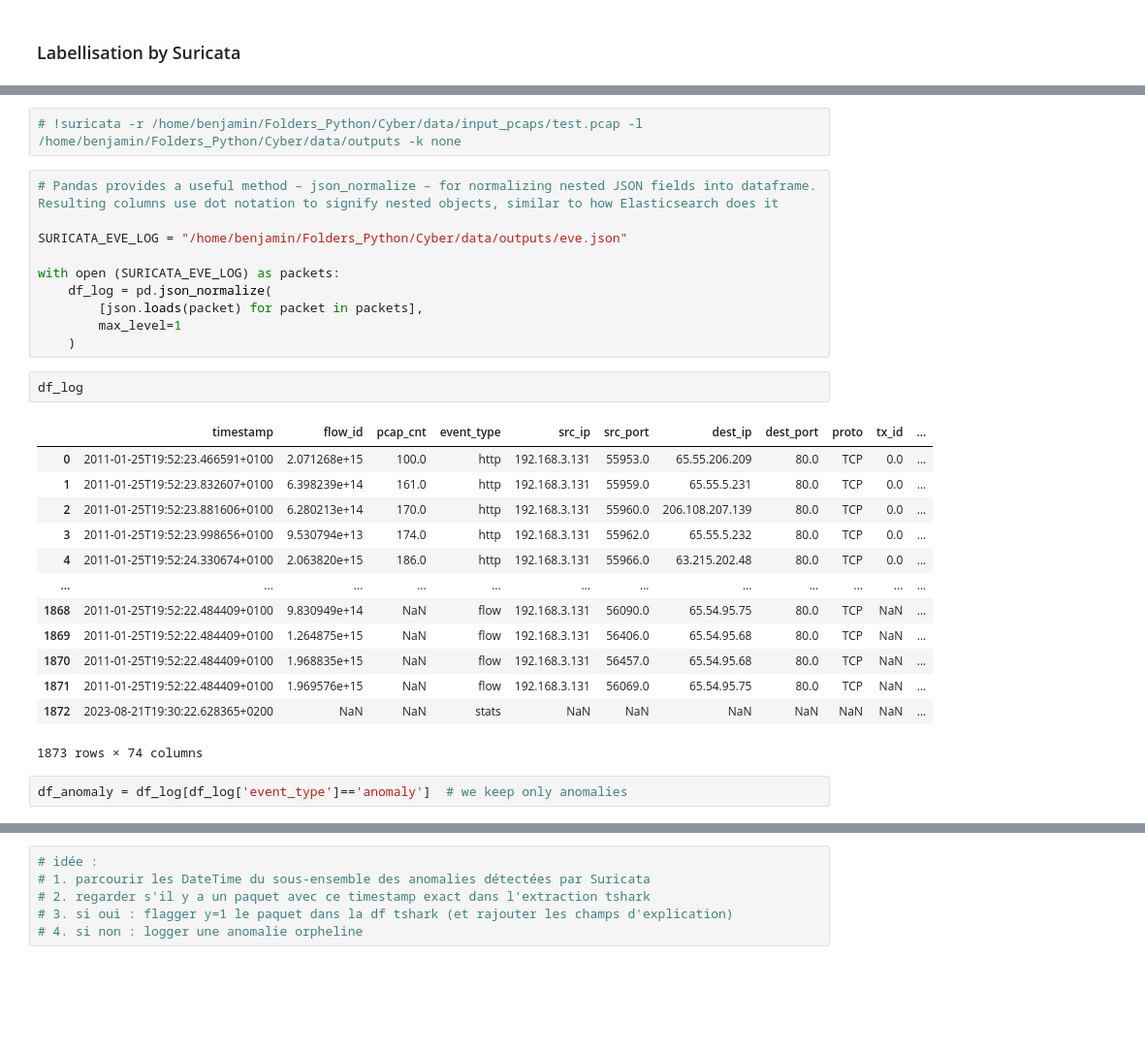
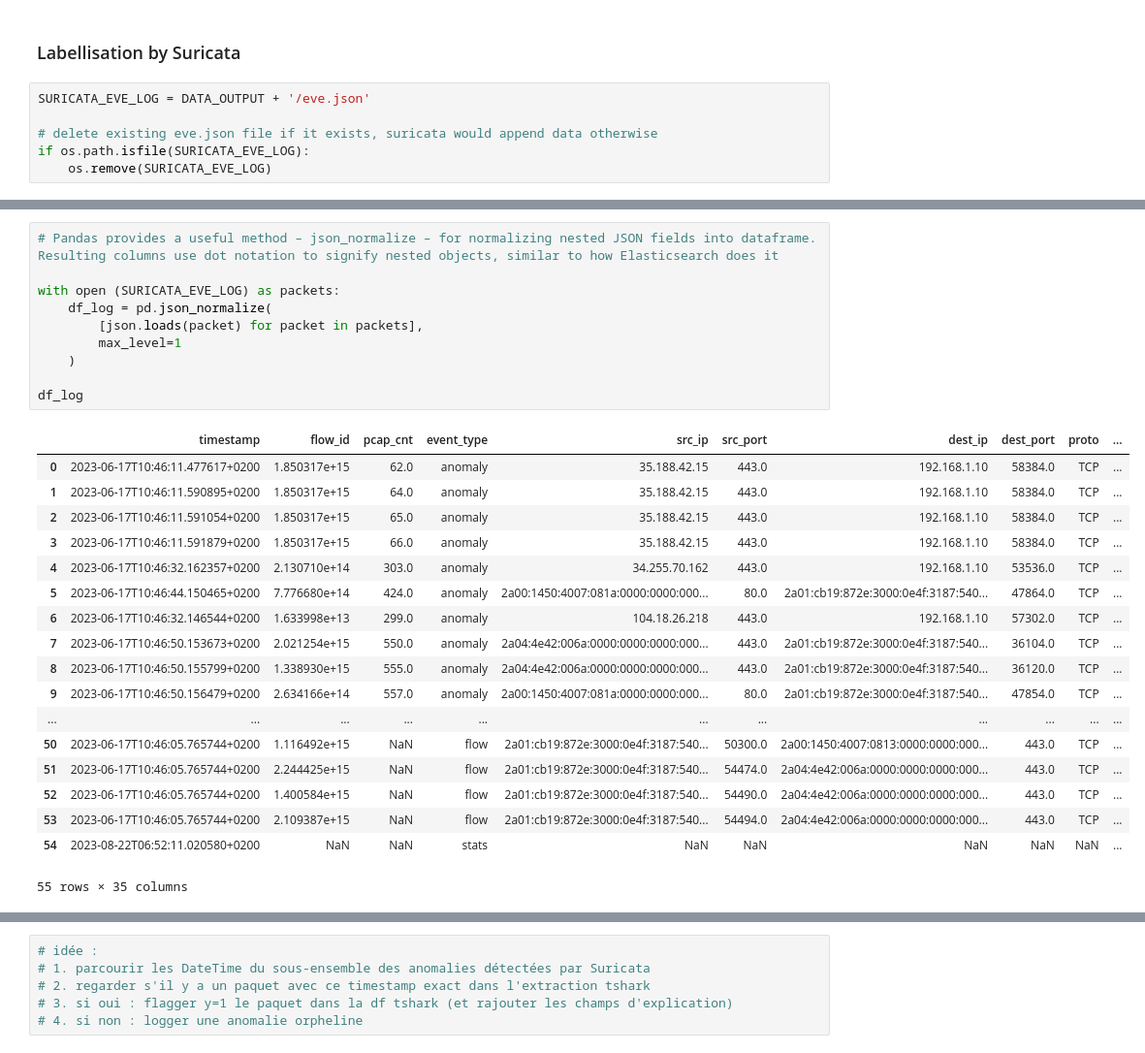
Before and after one commit to BenjaminDeporte/Cyber, a Jupyter notebook: code/pcap_labelisation.ipynb, the cells around one changed output, grey strips where cells are left out. Shown at 97% size. Drawn from its saved outputs; the diff is of its cells as text; blank space fills up the shorter version.

```diff
--- a/code/pcap_labelisation.ipynb
+++ b/code/pcap_labelisation.ipynb
@@ -169,3 +140,9 @@ memory usage: 2.0+ MB
 # %% [markdown]
 ### Labellisation by Suricata
+# %%
+SURICATA_EVE_LOG = DATA_OUTPUT + '/eve.json'
+
+# delete existing eve.json file if it exists, suricata would append data otherwise
+if os.path.isfile(SURICATA_EVE_LOG):
+    os.remove(SURICATA_EVE_LOG)
 # %%
@@ -194,30 +171,29 @@ Wall time: 319 ms
-# %%
-# !suricata -r /home/benjamin/Folders_Python/Cyber/data/input_pcaps/test.pcap -l /home/benjamin/Folders_Python/Cyber/data/outputs -k none
 # %%
 # Pandas provides a useful method – json_normalize – for normalizing nested JSON fields into dataframe. Resulting columns use dot notation to signify nested objects, similar to how Elasticsearch does it
-
-SURICATA_EVE_LOG = "/home/benjamin/Folders_Python/Cyber/data/outputs/eve.json"
 
 with open (SURICATA_EVE_LOG) as packets:
     df_log = pd.json_normalize(
         [json.loads(packet) for packet in packets],
         max_level=1
     )
+
+df_log
+# %% [output]
+|  | timestamp | flow_id | pcap_cnt | event_type | src_ip | src_port | dest_ip | dest_port | proto | ... |
+| 0 | 2023-06-17T10:46:11.477617+0200 | 1.850317e+15 | 62.0 | anomaly | 35.188.42.15 | 443.0 | 192.168.1.10 | 58384.0 | TCP | ... |
+| 1 | 2023-06-17T10:46:11.590895+0200 | 1.850317e+15 | 64.0 | anomaly | 35.188.42.15 | 443.0 | 192.168.1.10 | 58384.0 | TCP | ... |
+| 2 | 2023-06-17T10:46:11.591054+0200 | 1.850317e+15 | 65.0 | anomaly | 35.188.42.15 | 443.0 | 192.168.1.10 | 58384.0 | TCP | ... |
+| 3 | 2023-06-17T10:46:11.591879+0200 | 1.850317e+15 | 66.0 | anomaly | 35.188.42.15 | 443.0 | 192.168.1.10 | 58384.0 | TCP | ... |
+| 4 | 2023-06-17T10:46:32.162357+0200 | 2.130710e+14 | 303.0 | anomaly | 34.255.70.162 | 443.0 | 192.168.1.10 | 53536.0 | TCP | ... |
+| 5 | 2023-06-17T10:46:44.150465+0200 | 7.776680e+14 | 424.0 | anomaly | 2a00:1450:4007:081a:0000:0000:000... | 80.0 | 2a01:cb19:872e:3000:0e4f:3187:540... | 47864.0 | TCP | ... |
+| 6 | 2023-06-17T10:46:32.146544+0200 | 1.633998e+13 | 299.0 | anomaly | 104.18.26.218 | 443.0 | 192.168.1.10 | 57302.0 | TCP | ... |
+| 7 | 2023-06-17T10:46:50.153673+0200 | 2.021254e+15 | 550.0 | anomaly | 2a04:4e42:006a:0000:0000:0000:000... | 443.0 | 2a01:cb19:872e:3000:0e4f:3187:540... | 36104.0 | TCP | ... |
+| 8 | 2023-06-17T10:46:50.155799+0200 | 1.338930e+15 | 555.0 | anomaly | 2a04:4e42:006a:0000:0000:0000:000... | 443.0 | 2a01:cb19:872e:3000:0e4f:3187:540... | 36120.0 | TCP | ... |
+| 9 | 2023-06-17T10:46:50.156479+0200 | 2.634166e+14 | 557.0 | anomaly | 2a00:1450:4007:081a:0000:0000:000... | 80.0 | 2a01:cb19:872e:3000:0e4f:3187:540... | 47854.0 | TCP | ... |
+| ... | ... | ... | ... | ... | ... | ... | ... | ... | ... | ... |
+| 50 | 2023-06-17T10:46:05.765744+0200 | 1.116492e+15 | NaN | flow | 2a01:cb19:872e:3000:0e4f:3187:540... | 50300.0 | 2a00:1450:4007:0813:0000:0000:000... | 443.0 | TCP | ... |
+| 51 | 2023-06-17T10:46:05.765744+0200 | 2.244425e+15 | NaN | flow | 2a01:cb19:872e:3000:0e4f:3187:540... | 54474.0 | 2a04:4e42:006a:0000:0000:0000:000... | 443.0 | TCP | ... |
+| 52 | 2023-06-17T10:46:05.765744+0200 | 1.400584e+15 | NaN | flow | 2a01:cb19:872e:3000:0e4f:3187:540... | 54490.0 | 2a04:4e42:006a:0000:0000:0000:000... | 443.0 | TCP | ... |
+| 53 | 2023-06-17T10:46:05.765744+0200 | 2.109387e+15 | NaN | flow | 2a01:cb19:872e:3000:0e4f:3187:540... | 54494.0 | 2a04:4e42:006a:0000:0000:0000:000... | 443.0 | TCP | ... |
+| 54 | 2023-08-22T06:52:11.020580+0200 | NaN | NaN | stats | NaN | NaN | NaN | NaN | NaN | ... |
+55 rows × 35 columns
-# %%
-df_log
-# %% [output]
-|  | timestamp | flow_id | pcap_cnt | event_type | src_ip | src_port | dest_ip | dest_port | proto | tx_id | ... |
-| 0 | 2011-01-25T19:52:23.466591+0100 | 2.071268e+15 | 100.0 | http | 192.168.3.131 | 55953.0 | 65.55.206.209 | 80.0 | TCP | 0.0 | ... |
-| 1 | 2011-01-25T19:52:23.832607+0100 | 6.398239e+14 | 161.0 | http | 192.168.3.131 | 55959.0 | 65.55.5.231 | 80.0 | TCP | 0.0 | ... |
-| 2 | 2011-01-25T19:52:23.881606+0100 | 6.280213e+14 | 170.0 | http | 192.168.3.131 | 55960.0 | 206.108.207.139 | 80.0 | TCP | 0.0 | ... |
-| 3 | 2011-01-25T19:52:23.998656+0100 | 9.530794e+13 | 174.0 | http | 192.168.3.131 | 55962.0 | 65.55.5.232 | 80.0 | TCP | 0.0 | ... |
-| 4 | 2011-01-25T19:52:24.330674+0100 | 2.063820e+15 | 186.0 | http | 192.168.3.131 | 55966.0 | 63.215.202.48 | 80.0 | TCP | 0.0 | ... |
-| ... | ... | ... | ... | ... | ... | ... | ... | ... | ... | ... | ... |
-| 1868 | 2011-01-25T19:52:22.484409+0100 | 9.830949e+14 | NaN | flow | 192.168.3.131 | 56090.0 | 65.54.95.75 | 80.0 | TCP | NaN | ... |
-| 1869 | 2011-01-25T19:52:22.484409+0100 | 1.264875e+15 | NaN | flow | 192.168.3.131 | 56406.0 | 65.54.95.68 | 80.0 | TCP | NaN | ... |
-| 1870 | 2011-01-25T19:52:22.484409+0100 | 1.968835e+15 | NaN | flow | 192.168.3.131 | 56457.0 | 65.54.95.68 | 80.0 | TCP | NaN | ... |
-| 1871 | 2011-01-25T19:52:22.484409+0100 | 1.969576e+15 | NaN | flow | 192.168.3.131 | 56069.0 | 65.54.95.75 | 80.0 | TCP | NaN | ... |
-| 1872 | 2023-08-21T19:30:22.628365+0200 | NaN | NaN | stats | NaN | NaN | NaN | NaN | NaN | NaN | ... |
-1873 rows × 74 columns
-# %%
-df_anomaly = df_log[df_log['event_type']=='anomaly']  # we keep only anomalies
```
Also changed, not shown: parts of 26 cells of this notebook, 2 other files.
